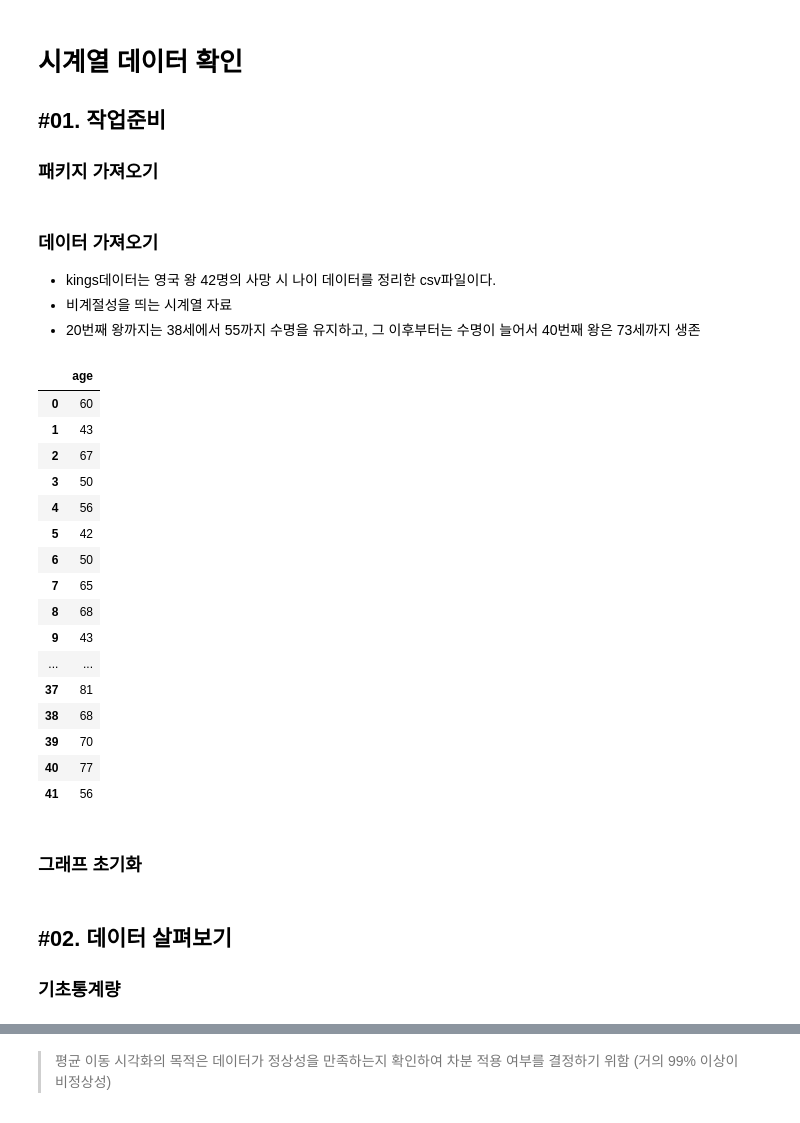
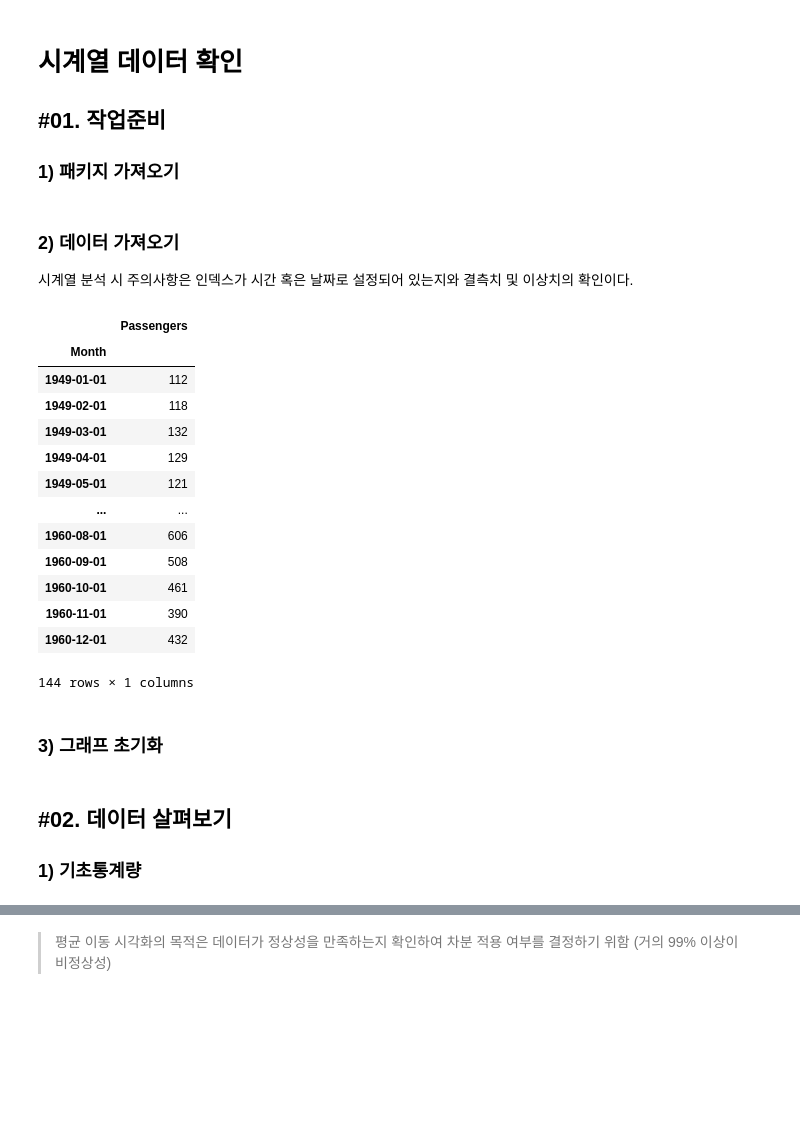
Before and after one commit to Jeeunun/Data_analysis_education_Closed, a Jupyter notebook: data_analysis/E.확증적_데이터_분석/06_시계열분석/02_시계열_데이터_확인.ipynb, the cells around one changed output, grey strips where cells are left out. Cells and saved outputs as stored; diff of their text form; code cells hidden in the pictures; blank space fills up the shorter version.

```diff
--- a/data_analysis/E.확증적_데이터_분석/06_시계열분석/02_시계열_데이터_확인.ipynb
+++ b/data_analysis/E.확증적_데이터_분석/06_시계열분석/02_시계열_데이터_확인.ipynb
@@ -3,5 +3,5 @@
 
 ## #01. 작업준비
 
-### 패키지 가져오기
+### 1) 패키지 가져오기
 # %%
@@ -11,33 +16,28 @@ import seaborn as sb
 import sys
-# %% [markdown]
-### 데이터 가져오기
-
-- kings데이터는 영국 왕 42명의 사망 시 나이 데이터를 정리한 csv파일이다.
-- 비계절성을 띄는 시계열 자료
-- 20번째 왕까지는 38세에서 55까지 수명을 유지하고, 그 이후부터는 수명이 늘어서 40번째 왕은 73세까지 생존
+# %% [markdown]
+### 2) 데이터 가져오기
+
+시계열 분석 시 주의사항은 인덱스가 시간 혹은 날짜로 설정되어 있는지와 결측치 및 이상치의 확인이다.
 # %%
-df = read_excel("https://data.hossam.kr/E06/kings.xlsx")
+df = read_excel("https://data.hossam.kr/E06/air_passengers.xlsx", index_col='Month')
 df
 # %% [output]
-|  | age |
-| 0 | 60 |
-| 1 | 43 |
-| 2 | 67 |
-| 3 | 50 |
-| 4 | 56 |
-| 5 | 42 |
-| 6 | 50 |
-| 7 | 65 |
-| 8 | 68 |
-| 9 | 43 |
+|  | Passengers |
+| Month |  |
+| 1949-01-01 | 112 |
+| 1949-02-01 | 118 |
+| 1949-03-01 | 132 |
+| 1949-04-01 | 129 |
+| 1949-05-01 | 121 |
 | ... | ... |
-| 37 | 81 |
-| 38 | 68 |
-| 39 | 70 |
-| 40 | 77 |
-| 41 | 56 |
+| 1960-08-01 | 606 |
+| 1960-09-01 | 508 |
+| 1960-10-01 | 461 |
+| 1960-11-01 | 390 |
+| 1960-12-01 | 432 |
+144 rows × 1 columns
 # %% [markdown]
-### 그래프 초기화
+### 3) 그래프 초기화
 # %%
 plt.rcParams['font.family'] = 'AppleGothic' if sys.platform == 'darwin' else 'Malgun Gothic'
 plt.rcParams['font.size'] =12
@@ -46,7 +46,7 @@ plt.rcParams['axes.unicode_minus'] = False
 # %% [markdown]
 ## #02. 데이터 살펴보기
 
-### 기초통계량
+### 1) 기초통계량
 # %%
 df.describe()
 # %% [output]
```
Also changed, not shown: parts of 26 cells of this notebook, 2 other files.
